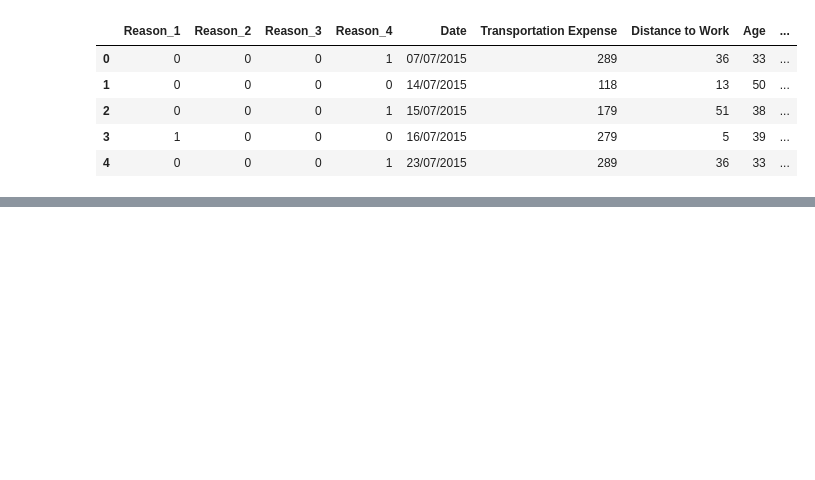
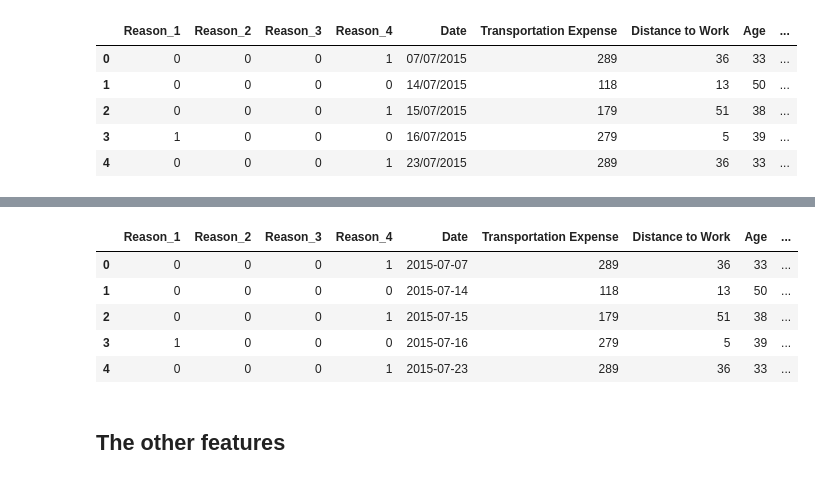
Before and after one commit to xander-bennett/human-resources-analytics, a Jupyter notebook: hr-analytics.ipynb, the cells around one changed output, grey strips where cells are left out. Drawn from its saved outputs; the diff is of its cells as text; code cells hidden in the pictures; blank space fills up the shorter version.

```diff
--- a/hr-analytics.ipynb
+++ b/hr-analytics.ipynb
@@ -175,3 +177,7 @@ df_hr.head()
 | 2 | 0 | 0 | 0 | 1 | 15/07/2015 | 179 | 51 | 38 | ... |
 | 3 | 1 | 0 | 0 | 0 | 16/07/2015 | 279 | 5 | 39 | ... |
 | 4 | 0 | 0 | 0 | 1 | 23/07/2015 | 289 | 36 | 33 | ... |
+# %%
+df_reason_mod = df_hr.copy()
+
+df_reason_mod.head()
@@ -177,0 +227,4 @@ df_hr.head()
+# %%
+# Changing date column
+df_reason_mod['Date'] = pd.to_datetime(df_reason_mod['Date'], format='%d/%m/%Y')
+df_reason_mod['Date']
@@ -177,0 +244,20 @@ df_hr.head()
+# %%
+# Encoding values from date column. Separating out month and dayto a separate column to improve analysis
+df_reason_mod['Month'] = df_reason_mod['Date'].dt.month
+
+# Now for weekdays
+df_reason_mod['Weekday'] = df_reason_mod['Date'].dt.weekday
+
+# Dropping date column. It's no longer needed
+df_reason_mod.drop(['Date'], axis=1)
+
+df_reason_mod.head()
+# %% [output]
+|  | Reason_1 | Reason_2 | Reason_3 | Reason_4 | Date | Transportation Expense | Distance to Work | Age | ... |
+| 0 | 0 | 0 | 0 | 1 | 2015-07-07 | 289 | 36 | 33 | ... |
+| 1 | 0 | 0 | 0 | 0 | 2015-07-14 | 118 | 13 | 50 | ... |
+| 2 | 0 | 0 | 0 | 1 | 2015-07-15 | 179 | 51 | 38 | ... |
+| 3 | 1 | 0 | 0 | 0 | 2015-07-16 | 279 | 5 | 39 | ... |
+| 4 | 0 | 0 | 0 | 1 | 2015-07-23 | 289 | 36 | 33 | ... |
+# %% [markdown]
+## The other features
```
Also changed, not shown: parts of 12 cells of this notebook, 4 other files.
